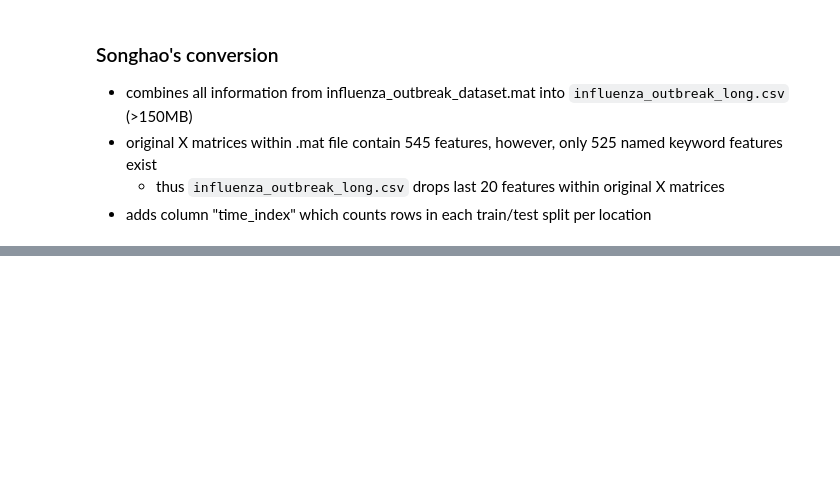
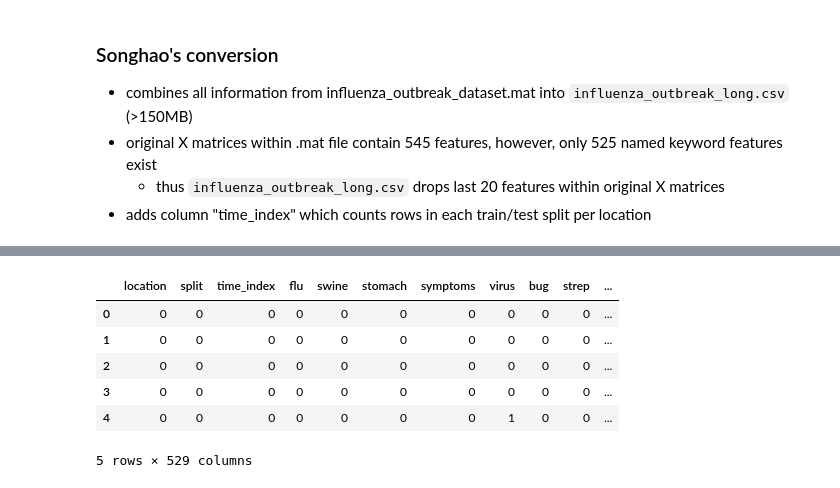
Before and after one commit to mk654/SML_PG60, a Jupyter notebook: COMP90051_ProjectGroup60_code.ipynb, the cells around one changed output, grey strips where cells are left out. Saved outputs shown, nothing was run; the diff lists cells and outputs as text; code cells hidden in the pictures; blank space fills up the shorter version.

```diff
--- a/COMP90051_ProjectGroup60_code.ipynb
+++ b/COMP90051_ProjectGroup60_code.ipynb
@@ -712,0 +758,22 @@ covid_vector_df.head(20)
+# %%
+def hashtag_check(hashtags):
+  lower = hashtags.lower()
+  targets = ['covid19', 'coronavirus']
+  if any(item in lower for item in targets):
+    return 1
+  else:
+    return 0
+
+hashtag_series = covid_df['hashtags'].copy()
+hashtag_series = hashtag_series.fillna("")
+
+covid_vector_df['label'] = hashtag_series.apply(hashtag_check)
+covid_vector_df.head()
+# %% [output]
+|  | location | split | time_index | flu | swine | stomach | symptoms | virus | bug | strep | ... |
+| 0 | 0 | 0 | 0 | 0 | 0 | 0 | 0 | 0 | 0 | 0 | ... |
+| 1 | 0 | 0 | 0 | 0 | 0 | 0 | 0 | 0 | 0 | 0 | ... |
+| 2 | 0 | 0 | 0 | 0 | 0 | 0 | 0 | 0 | 0 | 0 | ... |
+| 3 | 0 | 0 | 0 | 0 | 0 | 0 | 0 | 0 | 0 | 0 | ... |
+| 4 | 0 | 0 | 0 | 0 | 0 | 0 | 0 | 1 | 0 | 0 | ... |
+5 rows × 529 columns
```
Also changed, not shown: parts of 9 cells of this notebook.
